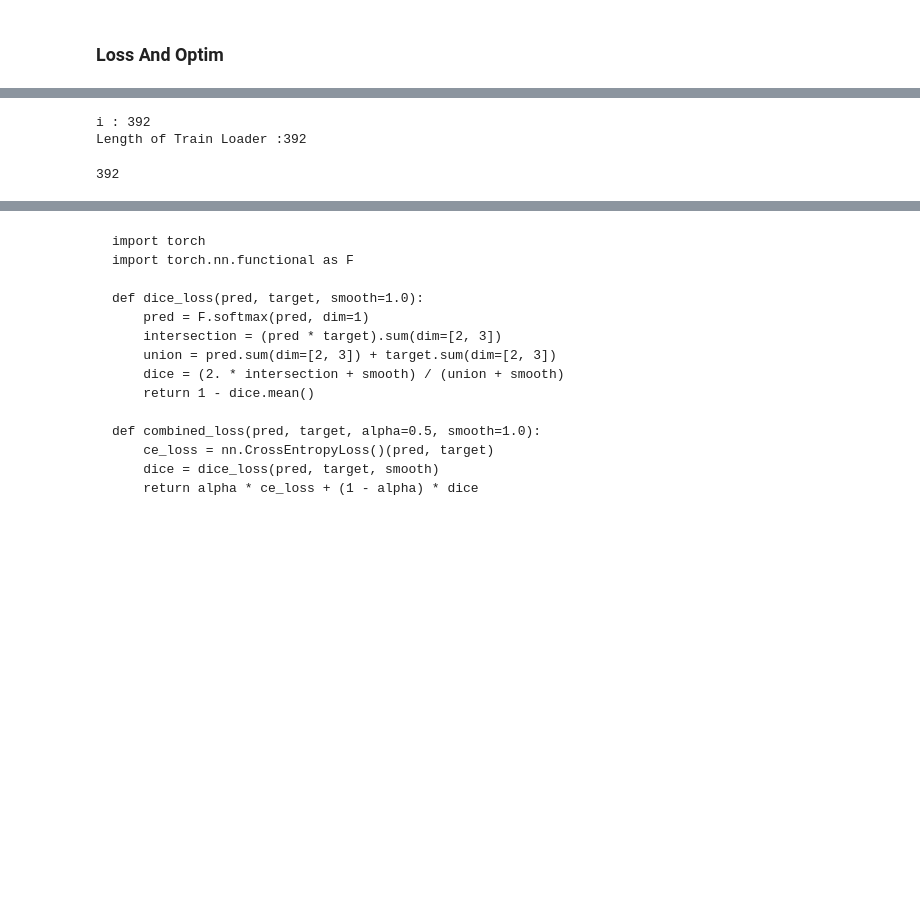
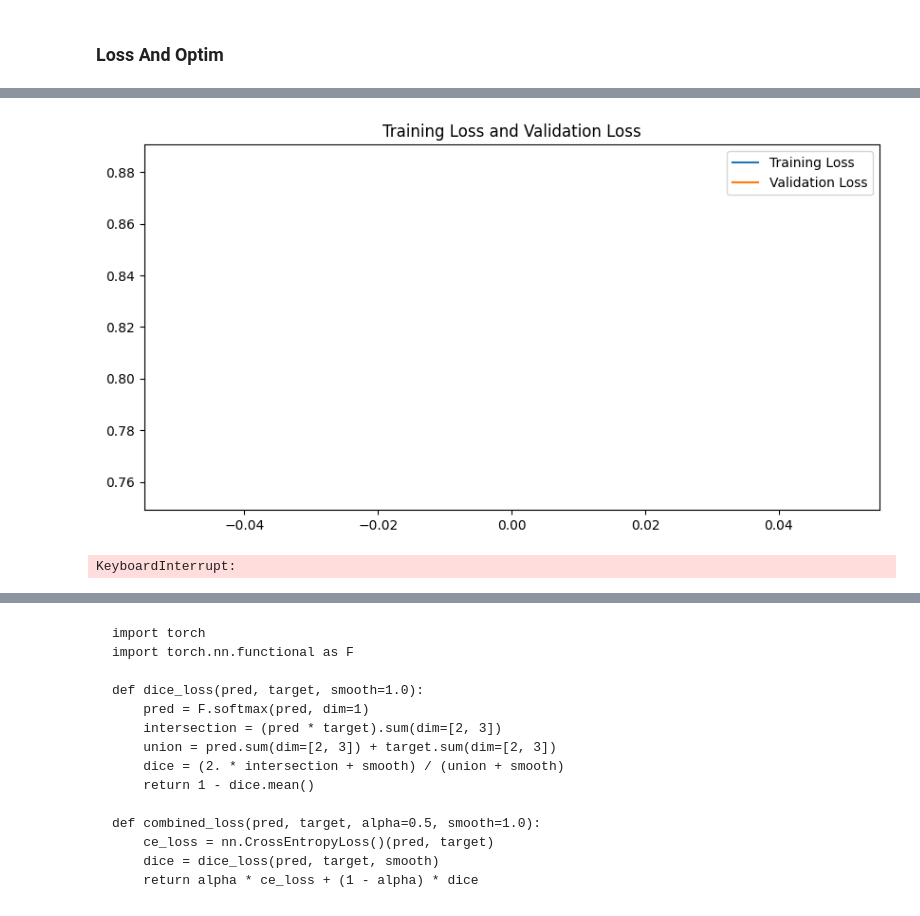
Before and after one commit to BerhanDemiralp/ImageSegmentationProject, a Jupyter notebook: SProject.ipynb, the cells around one changed output, grey strips where cells are left out. Saved outputs shown, nothing was run; the diff lists cells and outputs as text; code cells hidden in the pictures; blank space fills up the shorter version.

Commit message:
Model Optimized

```diff
--- a/SProject.ipynb
+++ b/SProject.ipynb
@@ -413,3 +294,0 @@ type
-# %%
-for label in labels:
-    print(type(label))
@@ -558,5 +397,5 @@ len(train_loader)
 # %%
 num_batches = 16
 for batch_idx, (img, mask) in enumerate(train_loader):
-    pass
-print(batch_idx,img.shape,mask.shape)
+    img0 = img
+    mask0 = mask
@@ -813,7 +733,7 @@ import torch.optim as optim
 from tqdm import tqdm
 
 # Define Cross-Entropy Loss
-loss_fn = nn.CrossEntropyLoss()
-
+loss_fn = DiceLoss()
+loss = nn.CrossEntropyLoss()
 # Define Adam Optimizer
-optimizer = optim.Adam(model.parameters(), lr=0.0001)
+optimizer = optim.Adam(model.parameters(), lr=0.01)
@@ -865,14 +739,0 @@ def validate(model,loader,loss_fn):
-# %%
-i =0
-epoch_loss = 0.0
-for x,y in train_loader:
-    i = i+1
-
-print(f"i : {i} \nLength of Train Loader :{len(train_loader)}")
-# %% [output]
-i : 392
-Length of Train Loader :392
-# %%
-len(train_loader)
-# %% [output]
-392
@@ -878,0 +795,33 @@ len(train_loader)
+# %%
+from IPython.display import clear_output
+train_losses = []
+cross_losses = []
+bestScore=float('inf')
+num_epochs = 30
+for epoch in range(num_epochs):
+    #, Train_Accuracy_Score, Train_F1_Score, Train_Recall_Score, Train_Precision_Score
+    #, Val_Accuracy_Score, Val_F1_Score, Val_Recall_Score, Val_Precision_Score
+    train_loss, train_acc= train(model,train_loader,loss_fn,optimizer,device)
+    Current_loss, val_acc = validate(model,train_loader,loss_fn,device)
+    #print(Current_loss)
+    #print(CurrentScore)
+    train_losses.append(train_loss)
+    cross_losses.append(Current_loss)
+
+    print(f'Epoch {epoch+1}/{num_epochs}, Train Loss: {train_loss:.4f}, Train_Accuracy_Score: , Train_F1_Score:, Train_Recall_Score: , Train_Precision_Score: , Acc: {train_acc}')
+    print(f'Current Loss: {Current_loss:.4f}, Train_Accuracy_Score: , Train_F1_Score: , Train_Recall_Score: , Train_Precision_Score: Val_acc : {val_acc}')
+    #scheduler.step()
+
+    # initialize 3 subplots to plot the loss curve, learning rate curve and accuracy curve
+    plt.figure(figsize=(10, 5))
+    plt.plot(train_losses, label='Training Loss')
+    plt.plot(cross_losses, label='Validation Loss')
+    plt.title('Training Loss and Validation Loss')
+    plt.legend()
+    plt.show(block=False)
+
+    if Current_loss < bestScore:
+        bestScore = Current_loss
+        best_epoch = epoch
+        torch.save(model.state_dict(),checkpoints_path)
+# %% [output]
@@ -878,0 +830,2 @@ len(train_loader)
+[figure, added]
+KeyboardInterrupt:
```
Also changed, not shown: parts of 60 cells of this notebook.
